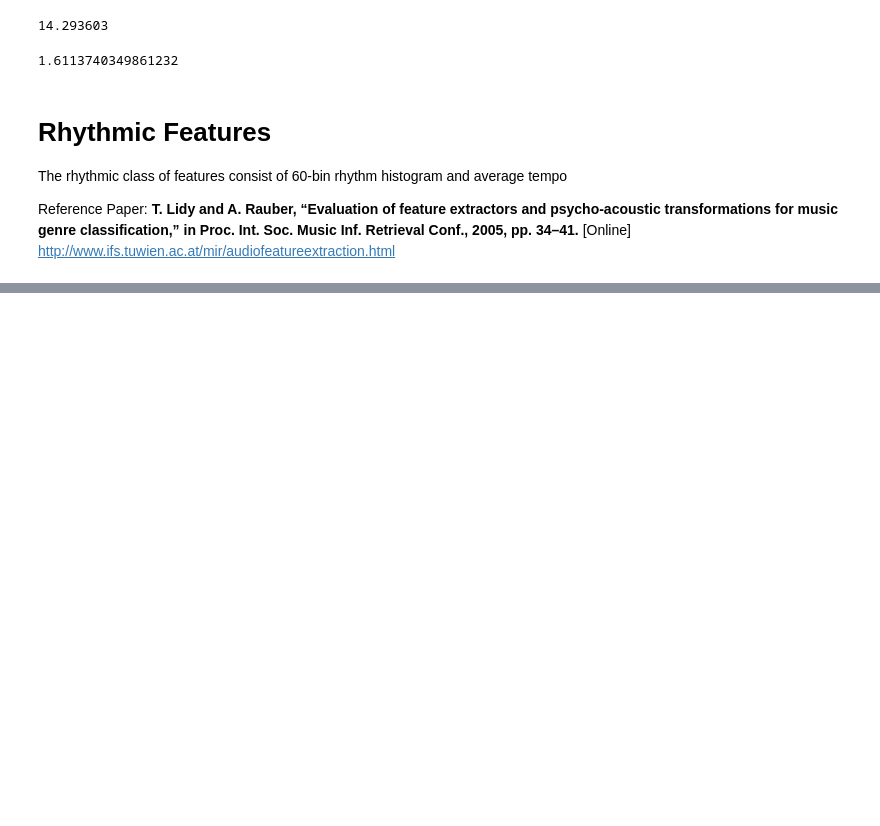
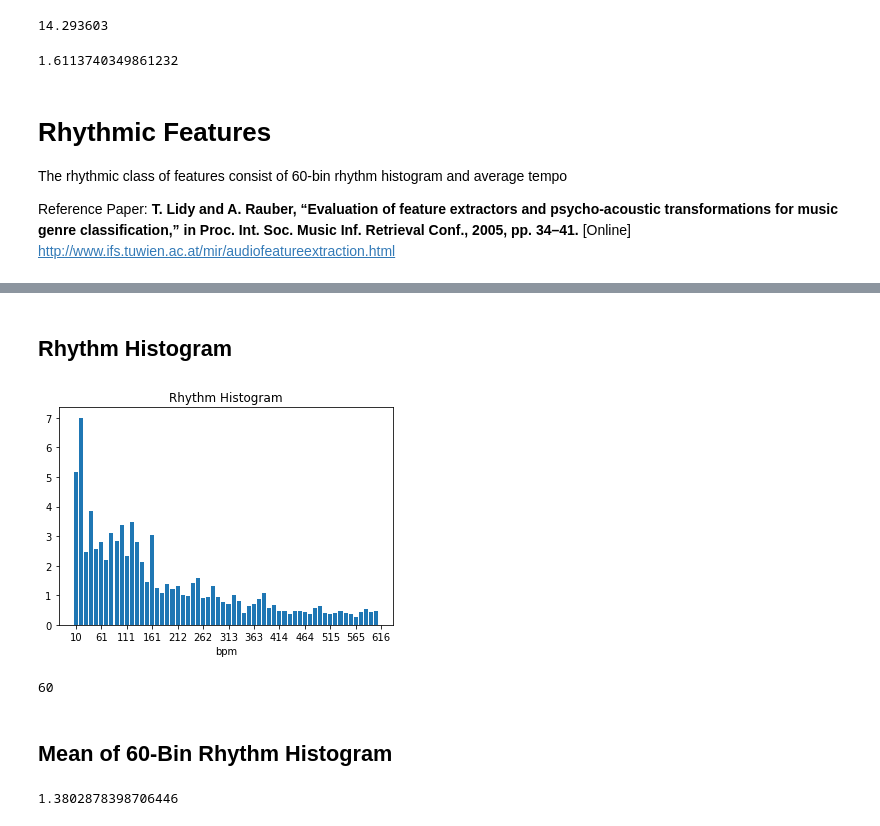
Before and after one commit to jiangzl2016/music_emotion_recognition, a Jupyter notebook: notebooks/temporal_rhythmic_features.ipynb, the cells around one changed output, grey strips where cells are left out. Saved outputs shown, nothing was run; the diff lists cells and outputs as text; code cells hidden in the pictures; blank space fills up the shorter version.

Commit message:
finished rhythmic features

```diff
--- a/notebooks/temporal_rhythmic_features.ipynb
+++ b/notebooks/temporal_rhythmic_features.ipynb
@@ -171,0 +187,15 @@ http://www.ifs.tuwien.ac.at/mir/audiofeatureextraction.html
+# %%
+# samplerate, samplewidth, wavedata = audiofile_read(str(audio_path), normalize=False)
+wavedata, samplerate = librosa.load(str(audio_path / '101.mp3'))
+# %%
+features = rp_extract(wavedata,                            # the two-channel wave-data of the audio-file
+                                samplerate,                          # the samplerate of the audio-file
+                                extract_rh          = True,          # <== extract this feature!
+                                transform_db        = True,          # apply psycho-accoustic transformation
+                                transform_phon      = True,          # apply psycho-accoustic transformation
+                                transform_sone      = True,          # apply psycho-accoustic transformation
+                                fluctuation_strength_weighting=True, # apply psycho-accoustic transformation
+                                skip_leadin_fadeout = 1,             # skip lead-in/fade-out. value = number of segments skipped
+                                step_width          = 1)             #
+# %% [markdown]
+## Rhythm Histogram
@@ -171,0 +204,14 @@ http://www.ifs.tuwien.ac.at/mir/audiofeatureextraction.html
+# %%
+plotrh(features['rh'])
+# %% [output]
+[figure, added]
+# %%
+len(features['rh'])
+# %% [output]
+60
+# %% [markdown]
+## Mean of 60-Bin Rhythm Histogram
+# %%
+np.mean(features['rh'])
+# %% [output]
+1.3802878398706446
```
Also changed, not shown: parts of 3 cells of this notebook.
